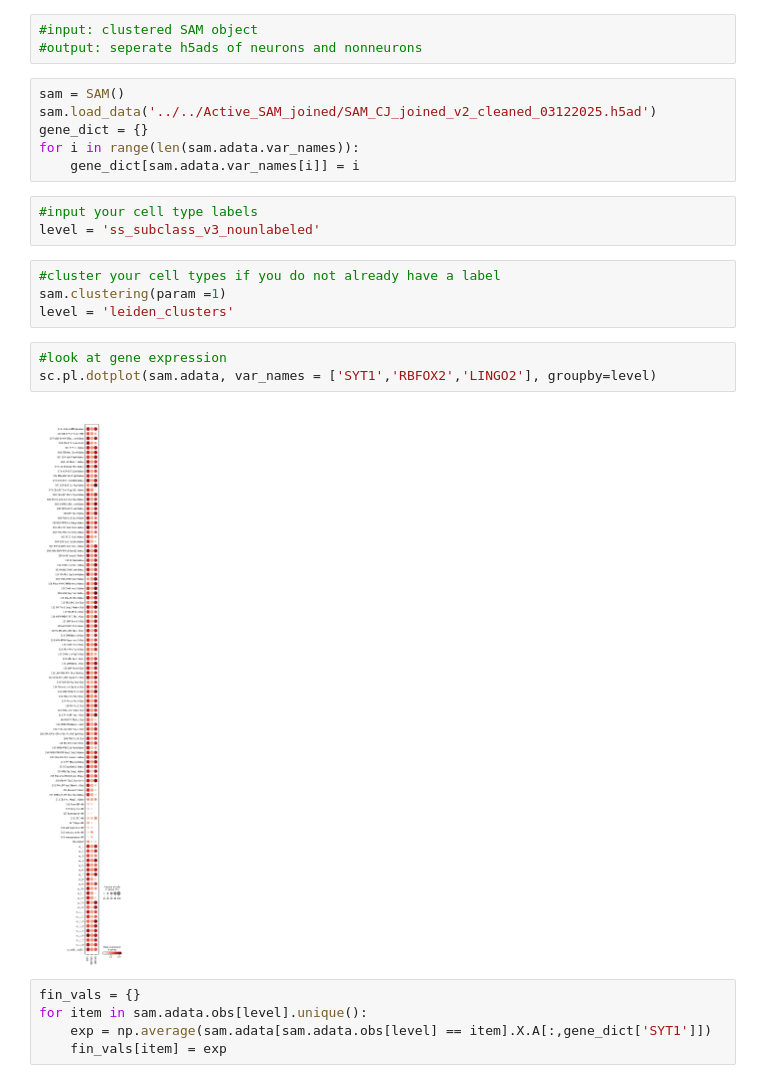
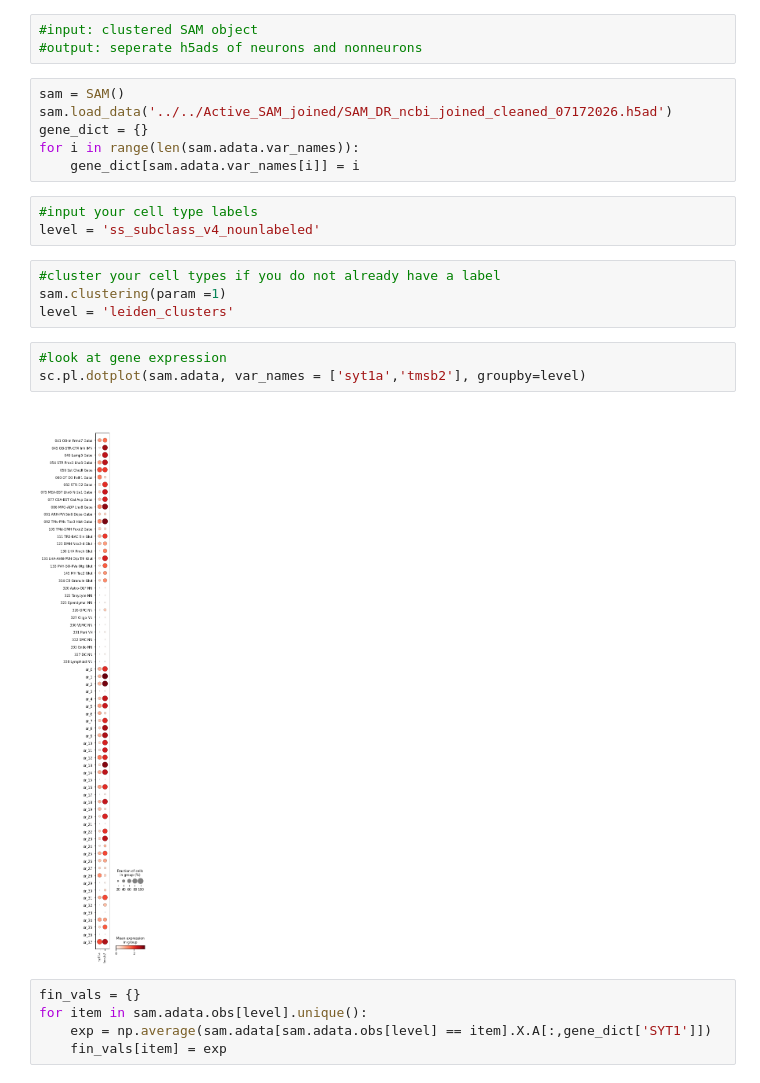
Before and after one commit to Bo-Wang-Lab/Vertebrate_hypothalamus, a Jupyter notebook: Preprocessing/Nonneural_geneset.ipynb, the cells around one changed output. Saved outputs shown, nothing was run; the diff lists cells and outputs as text.

```diff
--- a/Preprocessing/Nonneural_geneset.ipynb
+++ b/Preprocessing/Nonneural_geneset.ipynb
@@ -42,22 +42,22 @@ import anndata as ad
 #output: seperate h5ads of neurons and nonneurons
 # %%
 sam = SAM()
-sam.load_data('../../Active_SAM_joined/SAM_CJ_joined_v2_cleaned_03122025.h5ad')
+sam.load_data('../../Active_SAM_joined/SAM_DR_ncbi_joined_cleaned_07172026.h5ad')
 gene_dict = {}
 for i in range(len(sam.adata.var_names)):
     gene_dict[sam.adata.var_names[i]] = i
 # %%
 #input your cell type labels
-level = 'ss_subclass_v3_nounlabeled'
+level = 'ss_subclass_v4_nounlabeled'
 # %%
 #cluster your cell types if you do not already have a label
 sam.clustering(param =1)
 level = 'leiden_clusters'
 # %%
 #look at gene expression
-sc.pl.dotplot(sam.adata, var_names = ['SYT1','RBFOX2','LINGO2'], groupby=level)
+sc.pl.dotplot(sam.adata, var_names = ['syt1a','tmsb2'], groupby=level)
 # %% [output]
-[figure, old version]
+[figure, new version]
 # %%
 fin_vals = {}
 for item in sam.adata.obs[level].unique():
```
Also changed, not shown: parts of 11 cells of this notebook, 5 other files.
